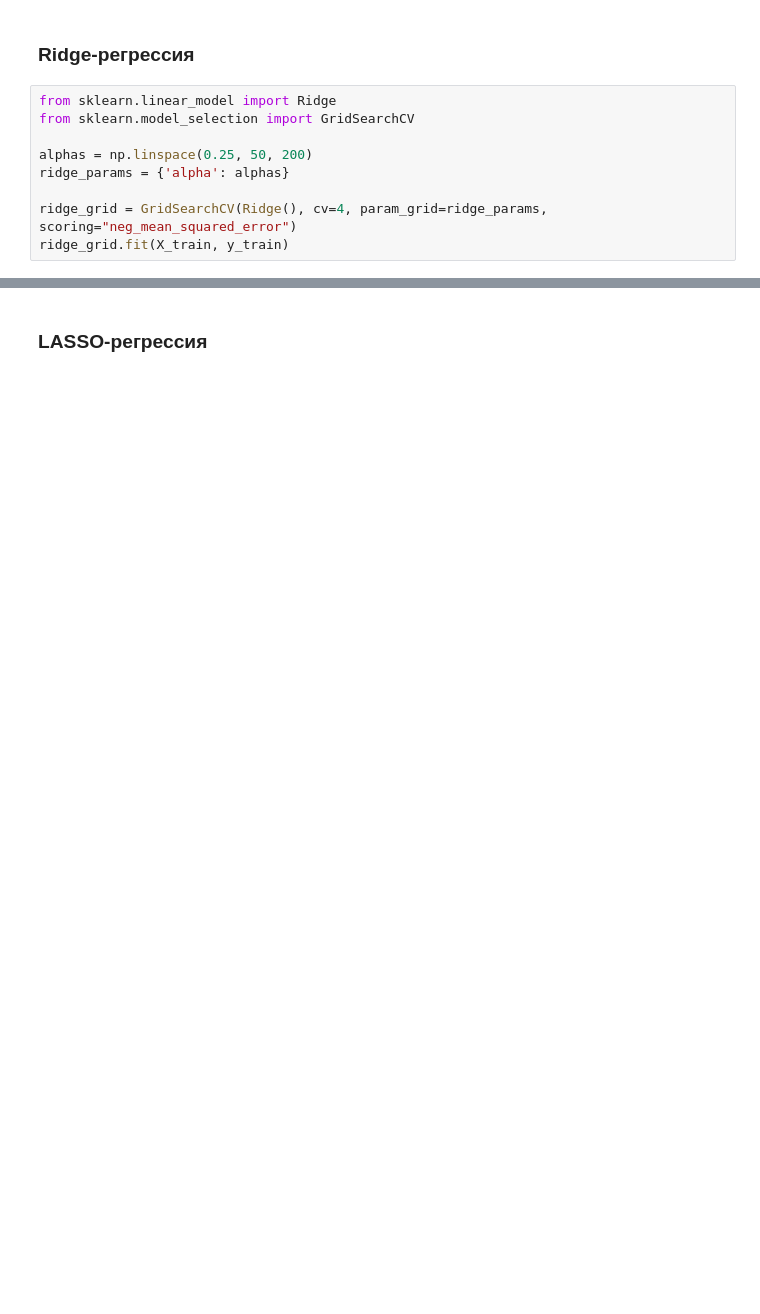
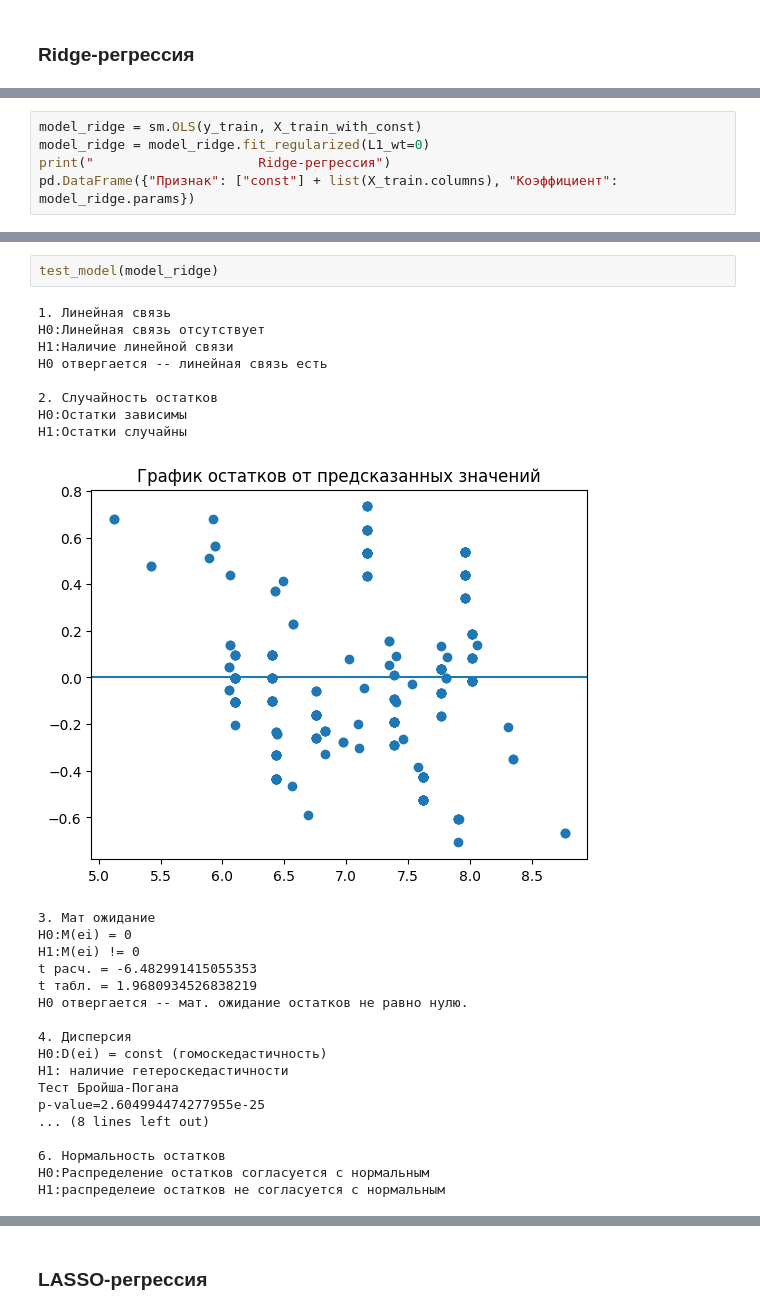
Before and after one commit to temich91/ml-uust, a Jupyter notebook: lab2/multiple_regression.ipynb, the cells around one changed output, grey strips where cells are left out. Saved outputs shown, nothing was run; the diff lists cells and outputs as text; blank space fills up the shorter version.

Commit message:
ЛР2: однофакторная регрессия, анализ моделей с регуляризацией

```diff
--- a/lab2/multiple_regression.ipynb
+++ b/lab2/multiple_regression.ipynb
@@ -391,11 +533,2 @@ print(vif_data[vif_data['feature'] != 'const'].sort_values("VIF", ascending=Fals
 # %% [markdown]
 ### Ridge-регрессия
-# %%
-from sklearn.linear_model import Ridge
-from sklearn.model_selection import GridSearchCV
-
-alphas = np.linspace(0.25, 50, 200)
-ridge_params = {'alpha': alphas}
-
-ridge_grid = GridSearchCV(Ridge(), cv=4, param_grid=ridge_params, scoring="neg_mean_squared_error")
-ridge_grid.fit(X_train, y_train)
@@ -442,0 +535,5 @@ Name: 1, dtype: float64
+# %%
+model_ridge = sm.OLS(y_train, X_train_with_const)
+model_ridge = model_ridge.fit_regularized(L1_wt=0)
+print("                     Ridge-регрессия")
+pd.DataFrame({"Признак": ["const"] + list(X_train.columns), "Коэффициент": model_ridge.params})
@@ -442,0 +554,29 @@ Name: 1, dtype: float64
+# %%
+test_model(model_ridge)
+# %% [output]
+1. Линейная связь
+H0:Линейная связь отсутствует
+H1:Наличие линейной связи
+H0 отвергается -- линейная связь есть
+
+2. Случайность остатков
+H0:Остатки зависимы
+H1:Остатки случайны
+[figure, added]
+3. Мат ожидание
+H0:M(ei) = 0
+H1:M(ei) != 0
+t расч. = -6.482991415055353
+t табл. = 1.9680934526838219
+H0 отвергается -- мат. ожидание остатков не равно нулю.
+
+4. Дисперсия
+H0:D(ei) = const (гомоскедастичность)
+H1: наличие гетероскедастичности
+Тест Бройша-Погана
+p-value=2.604994474277955e-25
+... (8 lines left out)
+
+6. Нормальность остатков
+H0:Распределение остатков согласуется с нормальным
+H1:распределеие остатков не согласуется с нормальным
```
Also changed, not shown: parts of 51 cells of this notebook, 1 other file.
